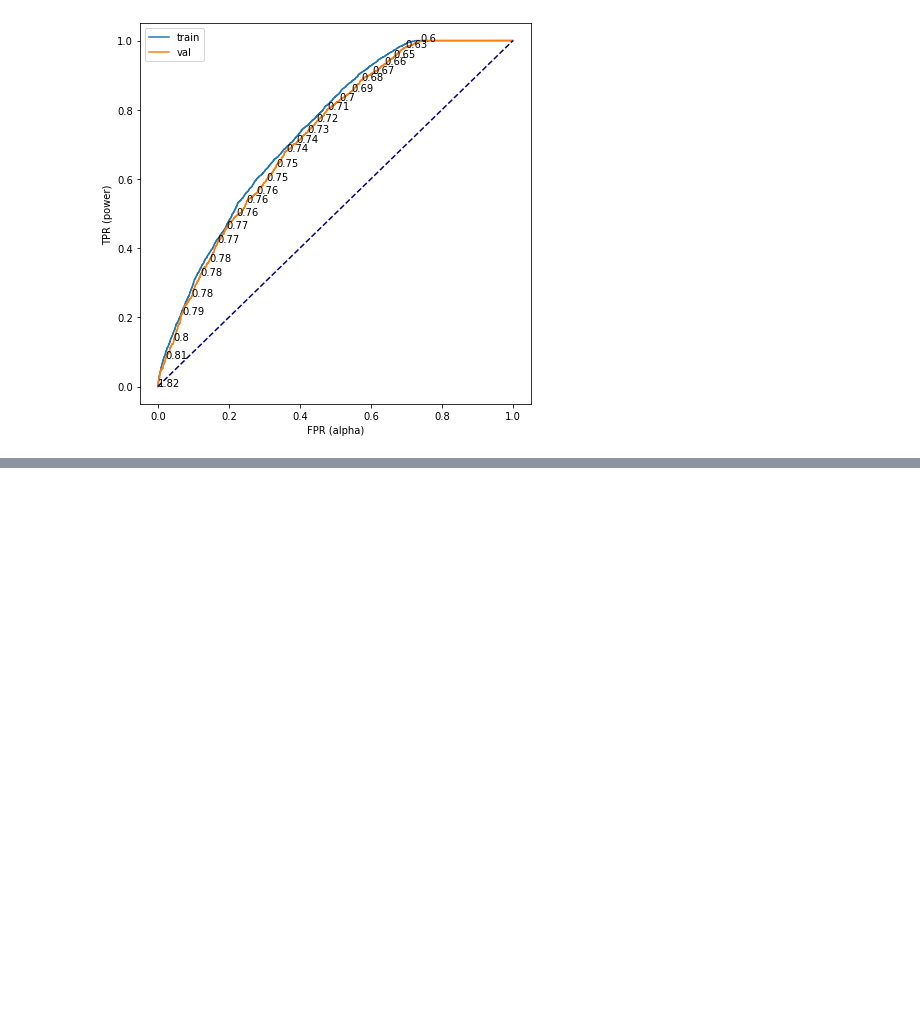
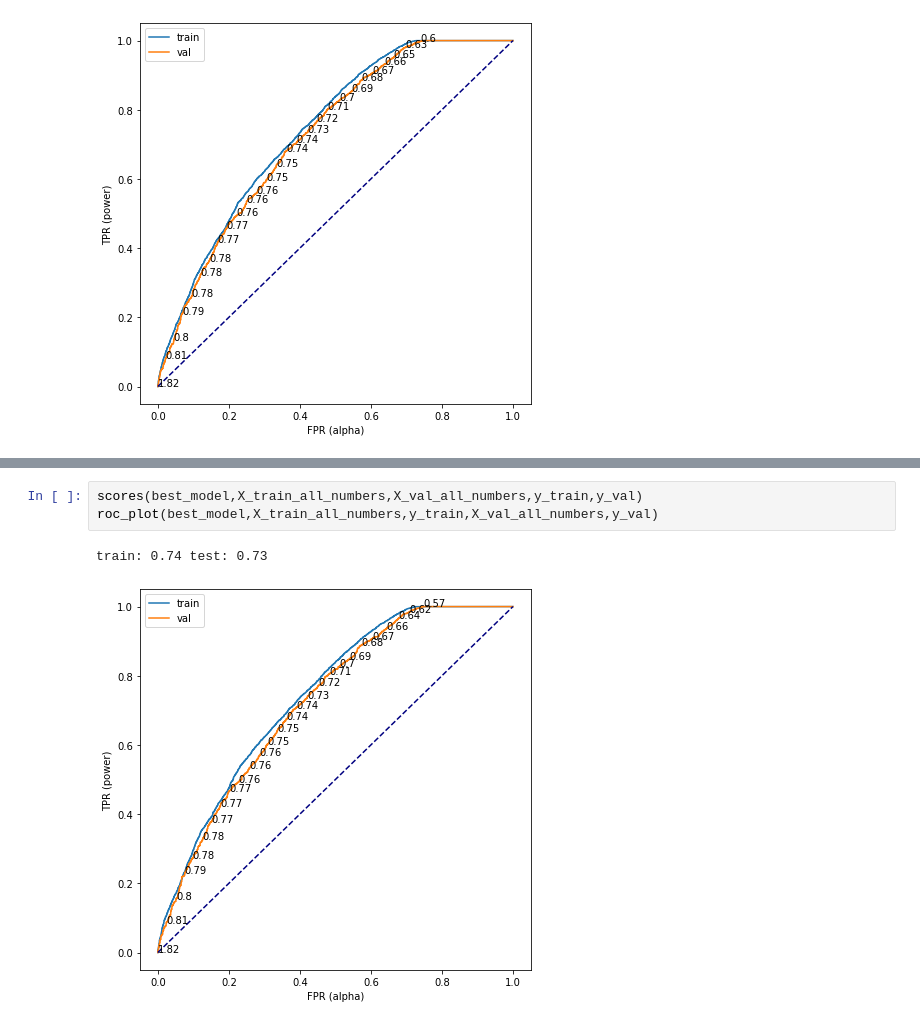
Before and after one commit to sandy-lee/Ethical-recognition-of-potential-loan-defaults-through-machine-learning, a Jupyter notebook: central_notebook.ipynb, the cells around one changed output, grey strips where cells are left out. Saved outputs shown, nothing was run; the diff lists cells and outputs as text; blank space fills up the shorter version.

```diff
--- a/central_notebook.ipynb
+++ b/central_notebook.ipynb
@@ -439,0 +451,6 @@ opt_plots(opt_model)
+# %%
+scores(best_model,X_train_all_numbers,X_val_all_numbers,y_train,y_val)
+roc_plot(best_model,X_train_all_numbers,y_train,X_val_all_numbers,y_val)
+# %% [output]
+train: 0.74 test: 0.73
+[figure, added]
```
Also changed, not shown: parts of 2 cells of this notebook.
